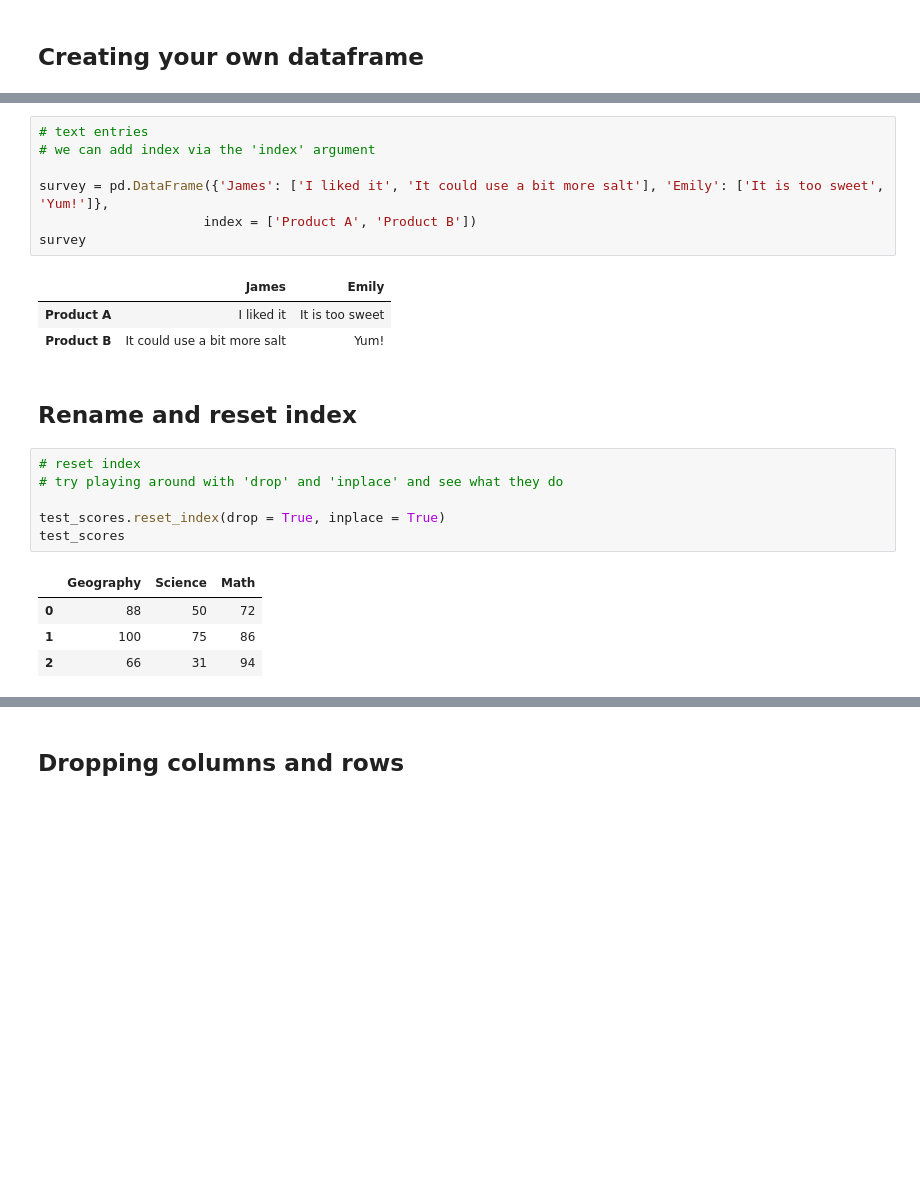
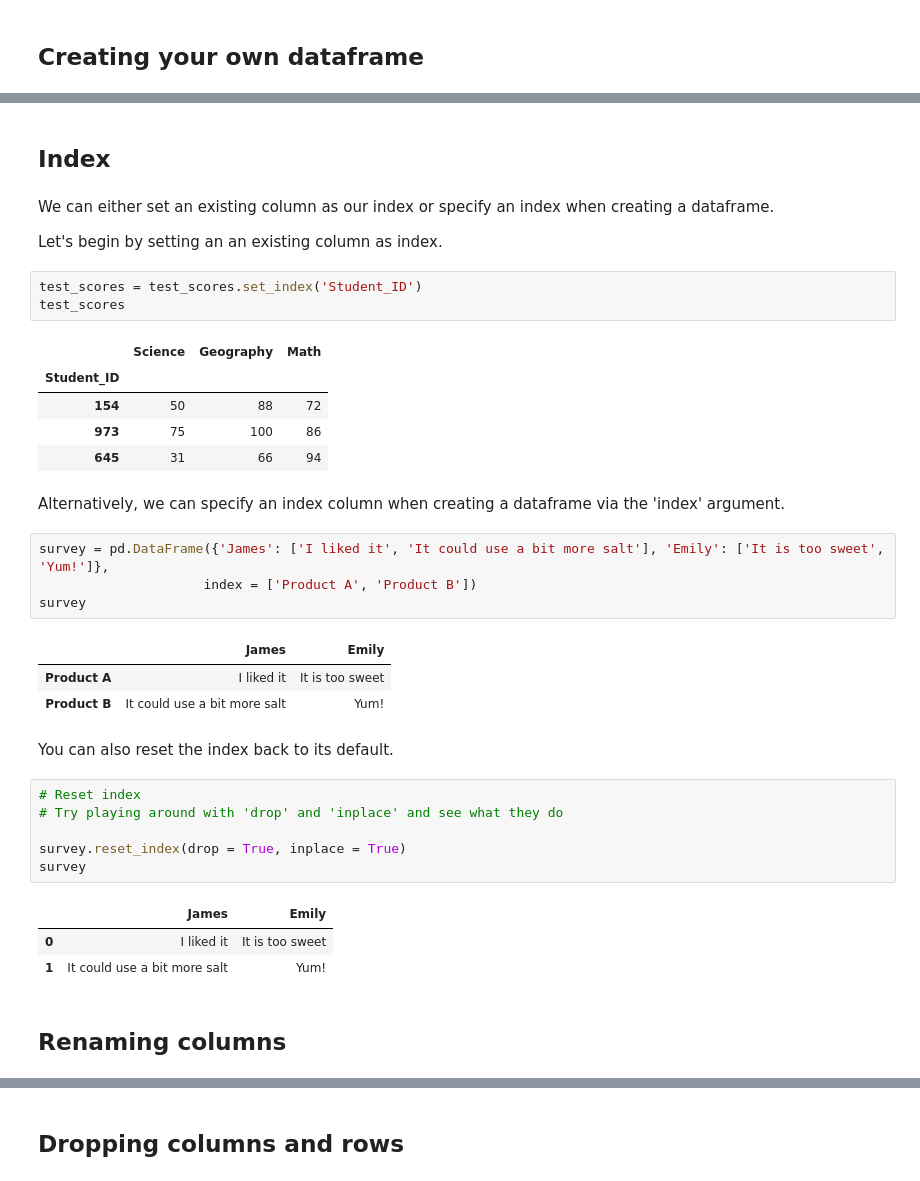
Before and after one commit to chongjason914/pandas-tutorial, a Jupyter notebook: pandas tutorial 01.ipynb, the cells around one changed output, grey strips where cells are left out. Cells and saved outputs as stored; diff of their text form; blank space fills up the shorter version.

```diff
--- a/pandas tutorial 01.ipynb
+++ b/pandas tutorial 01.ipynb
@@ -103,7 +108,21 @@ test_scores
+# %% [markdown]
+## Index
+# %% [markdown]
+We can either set an existing column as our index or specify an index when creating a dataframe.
+
+Let's begin by setting an an existing column as index.
+# %%
+test_scores = test_scores.set_index('Student_ID')
+test_scores
+# %% [output]
+|  | Science | Geography | Math |
+| Student_ID |  |  |  |
+| 154 | 50 | 88 | 72 |
+| 973 | 75 | 100 | 86 |
+| 645 | 31 | 66 | 94 |
+# %% [markdown]
+Alternatively, we can specify an index column when creating a dataframe via the 'index' argument.
 # %%
-# text entries
-# we can add index via the 'index' argument
-
 survey = pd.DataFrame({'James': ['I liked it', 'It could use a bit more salt'], 'Emily': ['It is too sweet', 'Yum!']},
                      index = ['Product A', 'Product B'])
 survey
@@ -111,17 +130,18 @@ survey
 |  | James | Emily |
 | Product A | I liked it | It is too sweet |
 | Product B | It could use a bit more salt | Yum! |
-# %% [markdown]
-## Rename and reset index
+# %% [markdown]
+You can also reset the index back to its default.
 # %%
-# reset index
-# try playing around with 'drop' and 'inplace' and see what they do
+# Reset index
+# Try playing around with 'drop' and 'inplace' and see what they do
 
-test_scores.reset_index(drop = True, inplace = True)
-test_scores
+survey.reset_index(drop = True, inplace = True)
+survey
 # %% [output]
-|  | Geography | Science | Math |
-| 0 | 88 | 50 | 72 |
-| 1 | 100 | 75 | 86 |
-| 2 | 66 | 31 | 94 |
+|  | James | Emily |
+| 0 | I liked it | It is too sweet |
+| 1 | It could use a bit more salt | Yum! |
+# %% [markdown]
+## Renaming columns
 # %%
```
Also changed, not shown: parts of 20 cells of this notebook.
